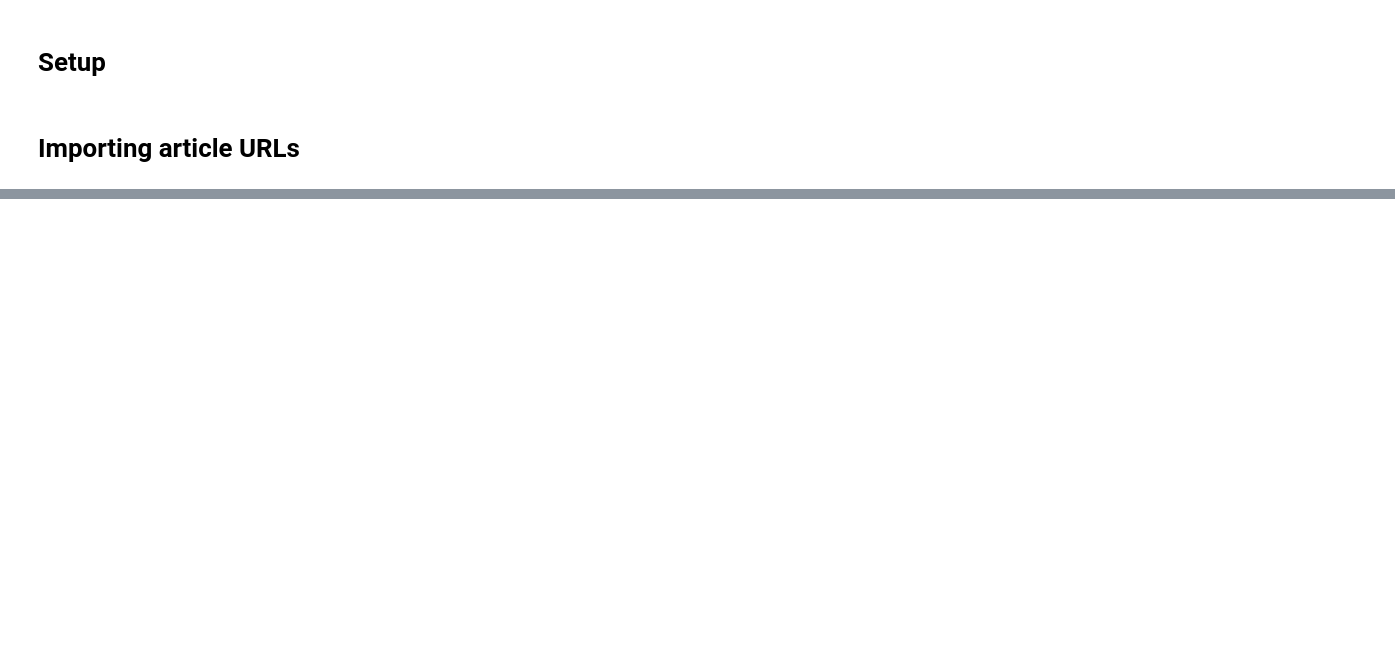
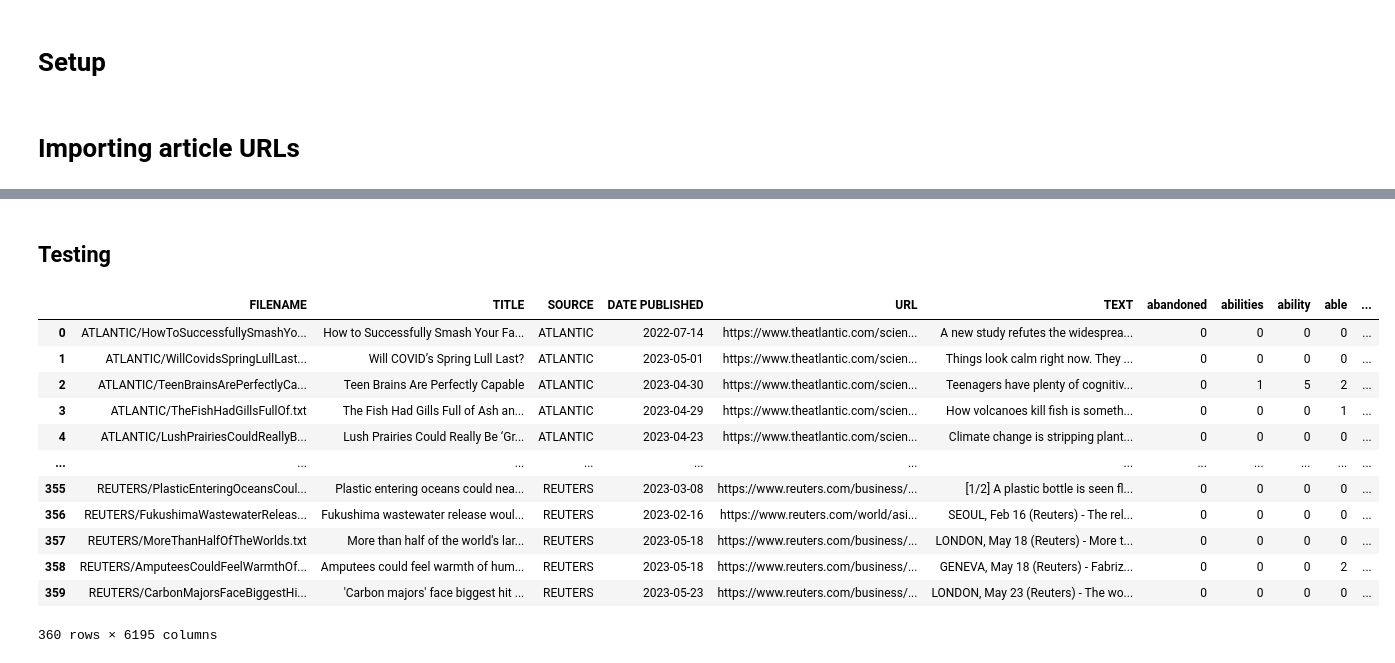
Before and after one commit to faithrts/science-explainers, a Jupyter notebook: science_explainer_analysis.ipynb, the cells around one changed output, grey strips where cells are left out. Cells and saved outputs as stored; diff of their text form; code cells hidden in the pictures; blank space fills up the shorter version.

```diff
--- a/science_explainer_analysis.ipynb
+++ b/science_explainer_analysis.ipynb
@@ -348,0 +73,45 @@ files.download("txt_files.zip")
+# %%
+### custom pre-processor to eliminte numbers and instances of "_", "\", and "—"
+
+def my_preprocessor(text):
+    text = text.lower()
+    text = re.sub('([0-9—_\\\\])', '', text)
+    return text
+# %%
+### assumes the text content is in a column called 'TEXT'
+def add_dtm(explainer_df):
+  # using CountVectorizer to make a DTM based on the words in the corpus
+  vectorizer = CountVectorizer(input='content', preprocessor=my_preprocessor, stop_words='english', min_df=5, encoding='utf8')
+  dtm = vectorizer.fit_transform(explainer_df['TEXT'])
+  vocab = vectorizer.get_feature_names_out()
+  matrix = dtm.toarray()
+
+  # combining the DTM with the metadata
+  DTM = pd.DataFrame(matrix, columns=vocab)
+
+  # attaching the DTM to the original dataframe
+  dtm_both = pd.concat([explainer_df, DTM], axis=1)
+
+  return dtm_both
+# %% [markdown]
+## Testing
+# %%
+explainer_df = load_article_content(explainer_df)
+# %%
+explainer_df = add_dtm(explainer_df)
+# %%
+explainer_df
+# %% [output]
+|  | FILENAME | TITLE | SOURCE | DATE PUBLISHED | URL | TEXT | abandoned | abilities | ability | able | ... |
+| 0 | ATLANTIC/HowToSuccessfullySmashYo... | How to Successfully Smash Your Fa... | ATLANTIC | 2022-07-14 | https://www.theatlantic.com/scien... | A new study refutes the widesprea... | 0 | 0 | 0 | 0 | ... |
+| 1 | ATLANTIC/WillCovidsSpringLullLast... | Will COVID’s Spring Lull Last? | ATLANTIC | 2023-05-01 | https://www.theatlantic.com/scien... | Things look calm right now. They ... | 0 | 0 | 0 | 0 | ... |
+| 2 | ATLANTIC/TeenBrainsArePerfectlyCa... | Teen Brains Are Perfectly Capable | ATLANTIC | 2023-04-30 | https://www.theatlantic.com/scien... | Teenagers have plenty of cognitiv... | 0 | 1 | 5 | 2 | ... |
+| 3 | ATLANTIC/TheFishHadGillsFullOf.txt | The Fish Had Gills Full of Ash an... | ATLANTIC | 2023-04-29 | https://www.theatlantic.com/scien... | How volcanoes kill fish is someth... | 0 | 0 | 0 | 1 | ... |
+| 4 | ATLANTIC/LushPrairiesCouldReallyB... | Lush Prairies Could Really Be ‘Gr... | ATLANTIC | 2023-04-23 | https://www.theatlantic.com/scien... | Climate change is stripping plant... | 0 | 0 | 0 | 0 | ... |
+| ... | ... | ... | ... | ... | ... | ... | ... | ... | ... | ... | ... |
+| 355 | REUTERS/PlasticEnteringOceansCoul... | Plastic entering oceans could nea... | REUTERS | 2023-03-08 | https://www.reuters.com/business/... | [1/2] A plastic bottle is seen fl... | 0 | 0 | 0 | 0 | ... |
+| 356 | REUTERS/FukushimaWastewaterReleas... | Fukushima wastewater release woul... | REUTERS | 2023-02-16 | https://www.reuters.com/world/asi... | SEOUL, Feb 16 (Reuters) - The rel... | 0 | 0 | 0 | 0 | ... |
+| 357 | REUTERS/MoreThanHalfOfTheWorlds.txt | More than half of the world's lar... | REUTERS | 2023-05-18 | https://www.reuters.com/business/... | LONDON, May 18 (Reuters) - More t... | 0 | 0 | 0 | 0 | ... |
+| 358 | REUTERS/AmputeesCouldFeelWarmthOf... | Amputees could feel warmth of hum... | REUTERS | 2023-05-18 | https://www.reuters.com/business/... | GENEVA, May 18 (Reuters) - Fabriz... | 0 | 0 | 0 | 2 | ... |
+| 359 | REUTERS/CarbonMajorsFaceBiggestHi... | 'Carbon majors' face biggest hit ... | REUTERS | 2023-05-23 | https://www.reuters.com/business/... | LONDON, May 23 (Reuters) - The wo... | 0 | 0 | 0 | 0 | ... |
+360 rows × 6195 columns
```
Also changed, not shown: parts of 38 cells of this notebook.
